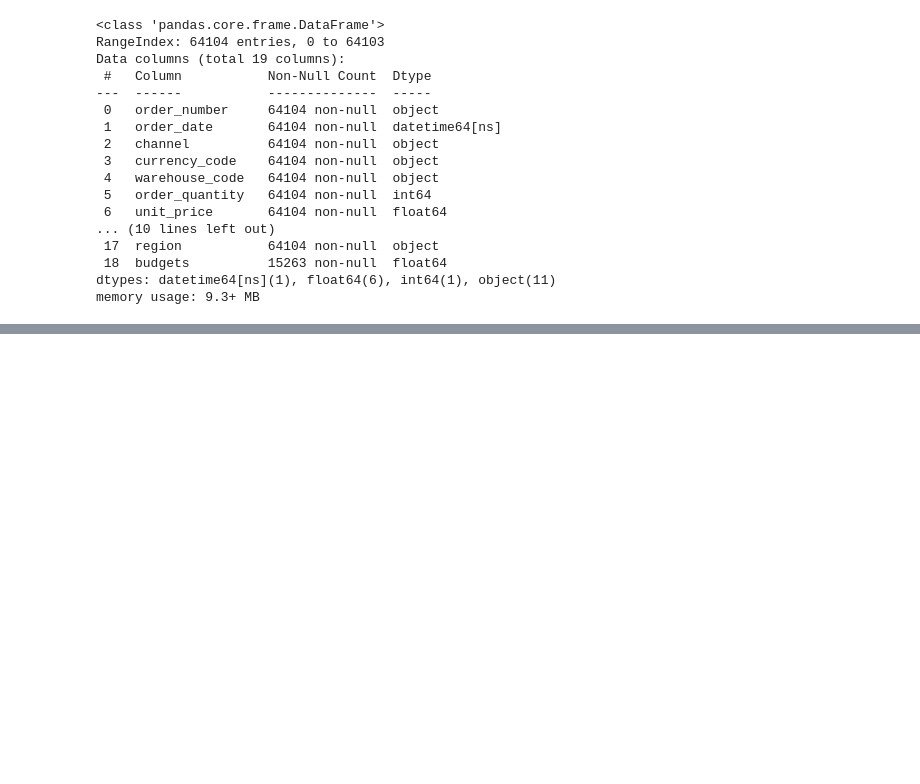
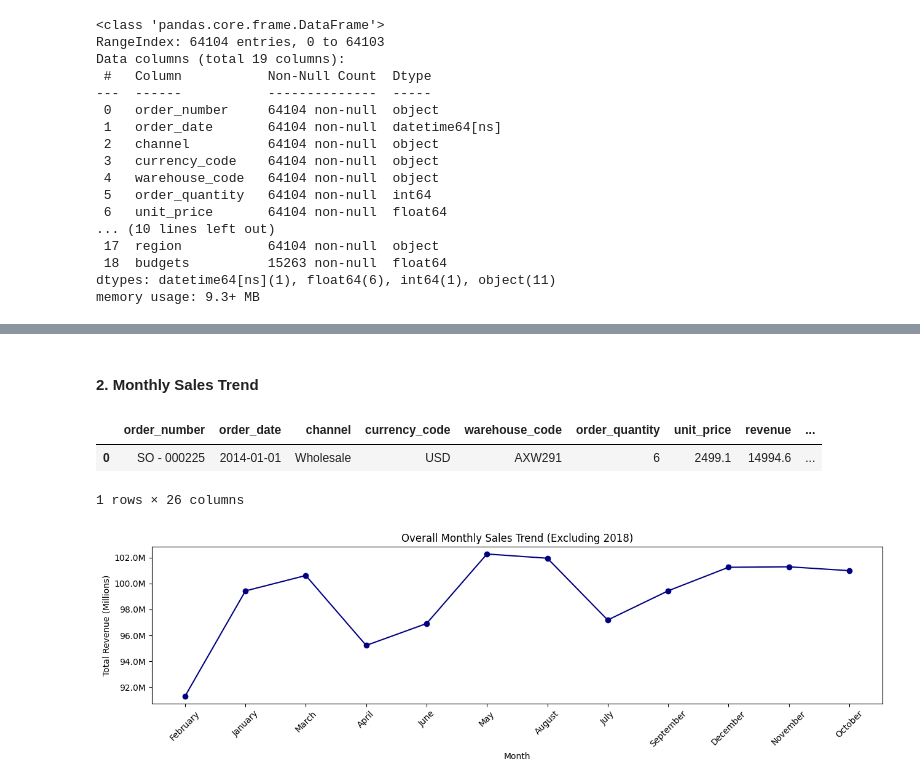
Before and after one commit to Manojg14/Sales-Analytics-Dashboard, a Jupyter notebook: Jupyter Notebook/Regional Sales Analysis.ipynb, the cells around one changed output, grey strips where cells are left out. Saved outputs shown, nothing was run; the diff lists cells and outputs as text; code cells hidden in the pictures; blank space fills up the shorter version.

```diff
--- a/Jupyter Notebook/Regional Sales Analysis.ipynb
+++ b/Jupyter Notebook/Regional Sales Analysis.ipynb
@@ -452,0 +589,52 @@ memory usage: 9.3+ MB
+# %% [markdown]
+####  2. Monthly Sales Trend
+# %%
+merge_data.head(1)
+# %% [output]
+|  | order_number | order_date | channel | currency_code | warehouse_code | order_quantity | unit_price | revenue | ... |
+| 0 | SO - 000225 | 2014-01-01 | Wholesale | USD | AXW291 | 6 | 2499.1 | 14994.6 | ... |
+1 rows × 26 columns
+# %%
+
+# 1. Filter out any 2018 orders
+# exclude any partial-year data (i.e., January and February of 2018) so that the monthly totals aren’t skewed by an incomplete year.
+merge_data_ = merge_data[merge_data['order_date'].dt.year != 2018]   # I create merge_data_ so I don’t alter the original merge_data, preserving it intact for other analyses while filtering just for this chart.
+
+
+# 2. Group by Quarter and Month, sum revenue, then sort by month number
+# Quarter refers to Order date
+# Month refers to Order Month
+monthly_sales = (
+    merge_data_
+    .groupby(['Quarter', 'Month'])['revenue']
+    .sum()
+    .sort_index()
+)
+
+# 3. Plot setup
+from matplotlib.ticker import FuncFormatter
+
+plt.figure(figsize=(13, 4))
+plt.plot(
+    monthly_sales.index.get_level_values('Month'),
+    monthly_sales.values,
+    marker='o',
+    color='navy'
+)
+
+# 4. Scale y-axis values to millions for readability
+formatter = FuncFormatter(lambda x, pos: f'{x/1e6:.1f}M')
+plt.gca().yaxis.set_major_formatter(formatter)
+
+# 5. Add title and axis labels
+plt.title('Overall Monthly Sales Trend (Excluding 2018)')
+plt.xlabel('Month')
+plt.ylabel('Total Revenue (Millions)')
+
+plt.xticks(rotation=45)
+
+plt.tight_layout()
+
+plt.show()
+# %% [output]
+[figure, added]
```
Also changed, not shown: parts of 28 cells of this notebook, 6 other files.
